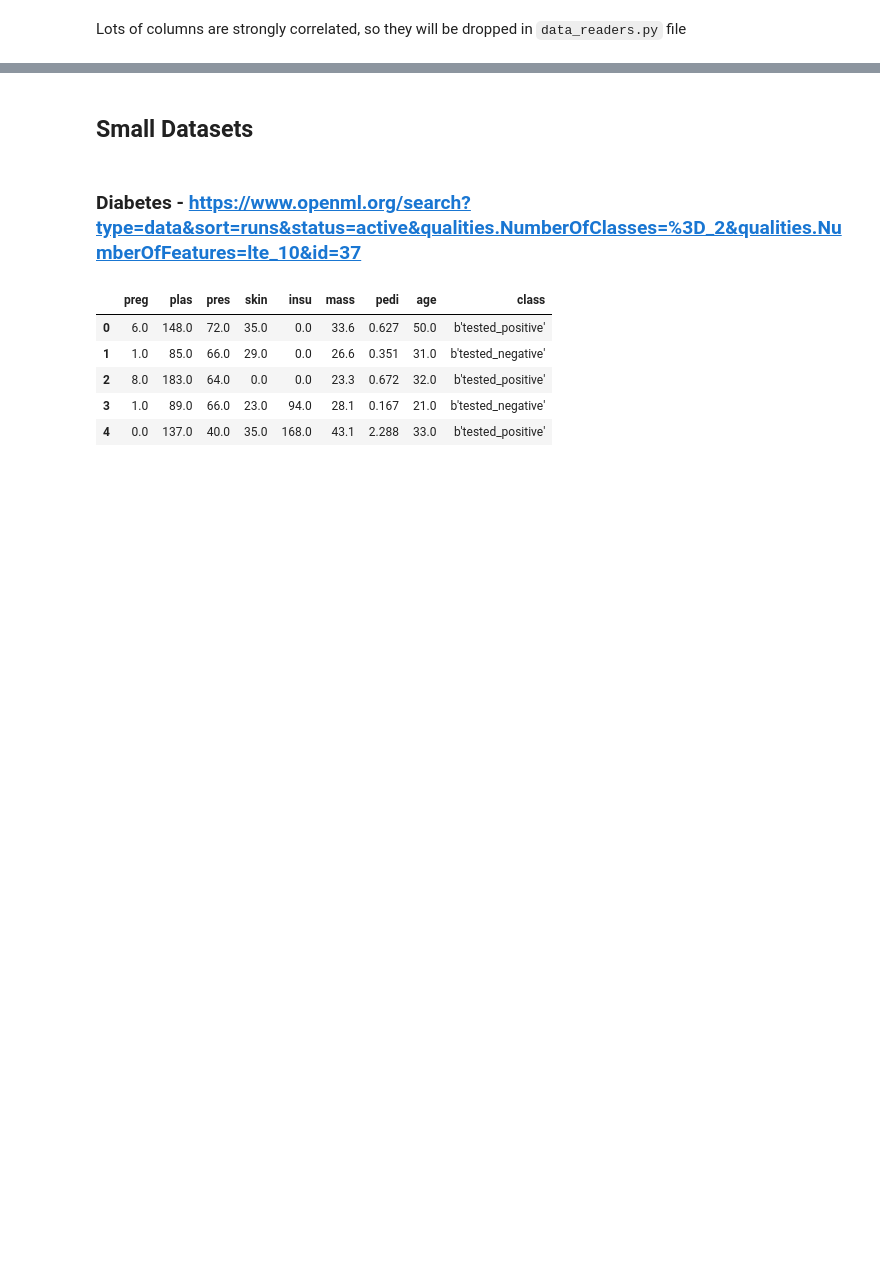
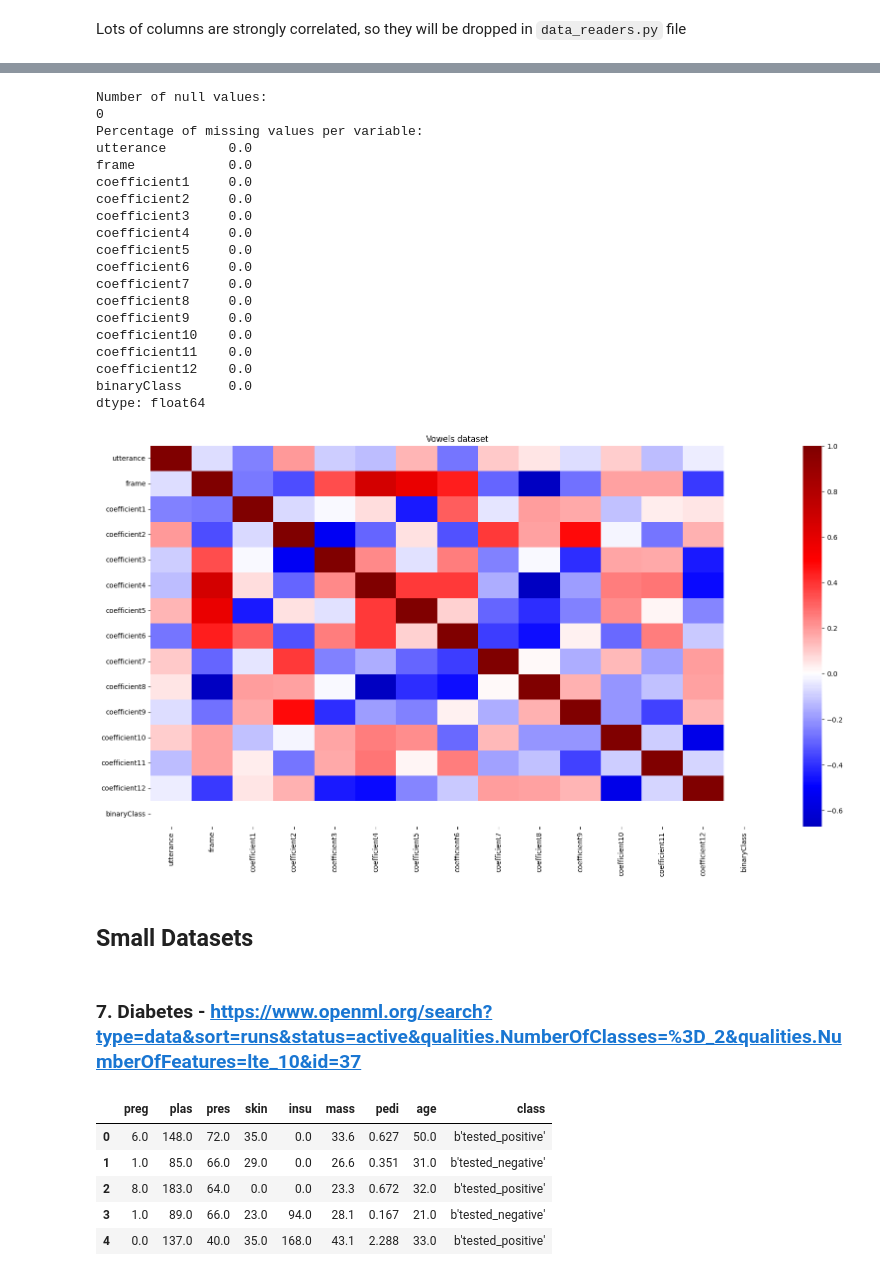
Before and after one commit to LJaremek/AdvancedMachineLearningProject-MINI, a Jupyter notebook: data_processing.ipynb, the cells around one changed output, grey strips where cells are left out. Cells and saved outputs as stored; diff of their text form; code cells hidden in the pictures; blank space fills up the shorter version.

```diff
--- a/data_processing.ipynb
+++ b/data_processing.ipynb
@@ -221,0 +290,4 @@ Lots of columns are strongly correlated, so they will be dropped in `data_reader
+# %%
+data = arff.loadarff('./data/JapaneseVowels/kdd_JapaneseVowels.arff')
+vowels_df = pd.DataFrame(data[0])
+vowels_df.head()
@@ -222,7 +313,46 @@ Lots of columns are strongly correlated, so they will be dropped in `data_reader
+# %%
+vowels_df.replace({'binaryClass': {b'P': 1, b'N': 1}}, inplace=True)
+# %%
+print("Number of null values:")
+print(vowels_df.isnull().sum().sum())
+
+missing_percentage = (vowels_df.isnull().sum() / len(vowels_df)) * 100
+print("Percentage of missing values per variable:")
+print(missing_percentage)
+
+correlated_columns = check_correlation(vowels_df)
+col_names = []
+
+for col, correlated_cols in correlated_columns:
+    print(f"Column {col} is strongly correlated with columns: {', '.join(map(str, correlated_cols))}")
+    col_names.append(col)
+
+plot_dataset(vowels_df, title="Vowels dataset")
+# %% [output]
+Number of null values:
+0
+Percentage of missing values per variable:
+utterance        0.0
+frame            0.0
+coefficient1     0.0
+coefficient2     0.0
+coefficient3     0.0
+coefficient4     0.0
+coefficient5     0.0
+coefficient6     0.0
+coefficient7     0.0
+coefficient8     0.0
+coefficient9     0.0
+coefficient10    0.0
+coefficient11    0.0
+coefficient12    0.0
+binaryClass      0.0
+dtype: float64
+[figure, added]
 # %% [markdown]
 ## Small Datasets
 # %% [markdown]
-### Diabetes  - https://www.openml.org/search?type=data&sort=runs&status=active&qualities.NumberOfClasses=%3D_2&qualities.NumberOfFeatures=lte_10&id=37
+### 7. Diabetes  - https://www.openml.org/search?type=data&sort=runs&status=active&qualities.NumberOfClasses=%3D_2&qualities.NumberOfFeatures=lte_10&id=37
 # %%
 data = arff.loadarff("./data/diabetes/dataset_37_diabetes.arff")
 diabetes_df = pd.DataFrame(data[0])
```
Also changed, not shown: parts of 13 cells of this notebook.
